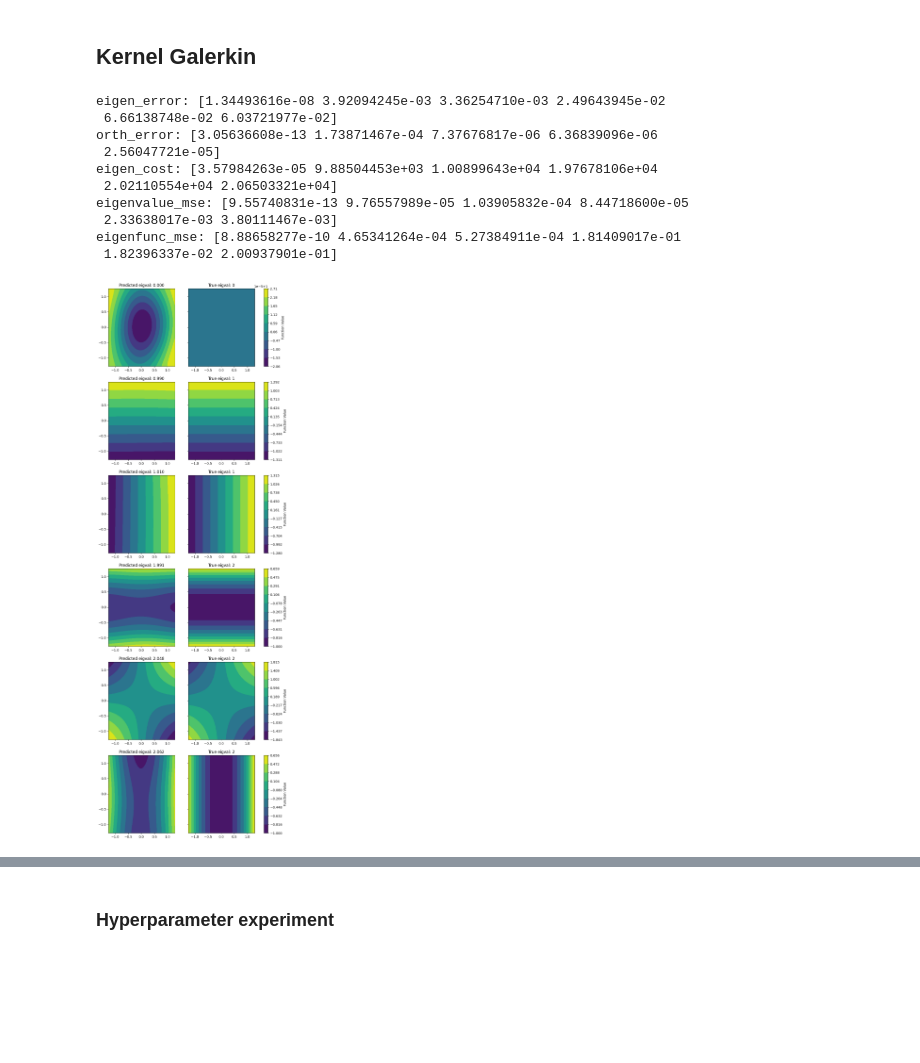
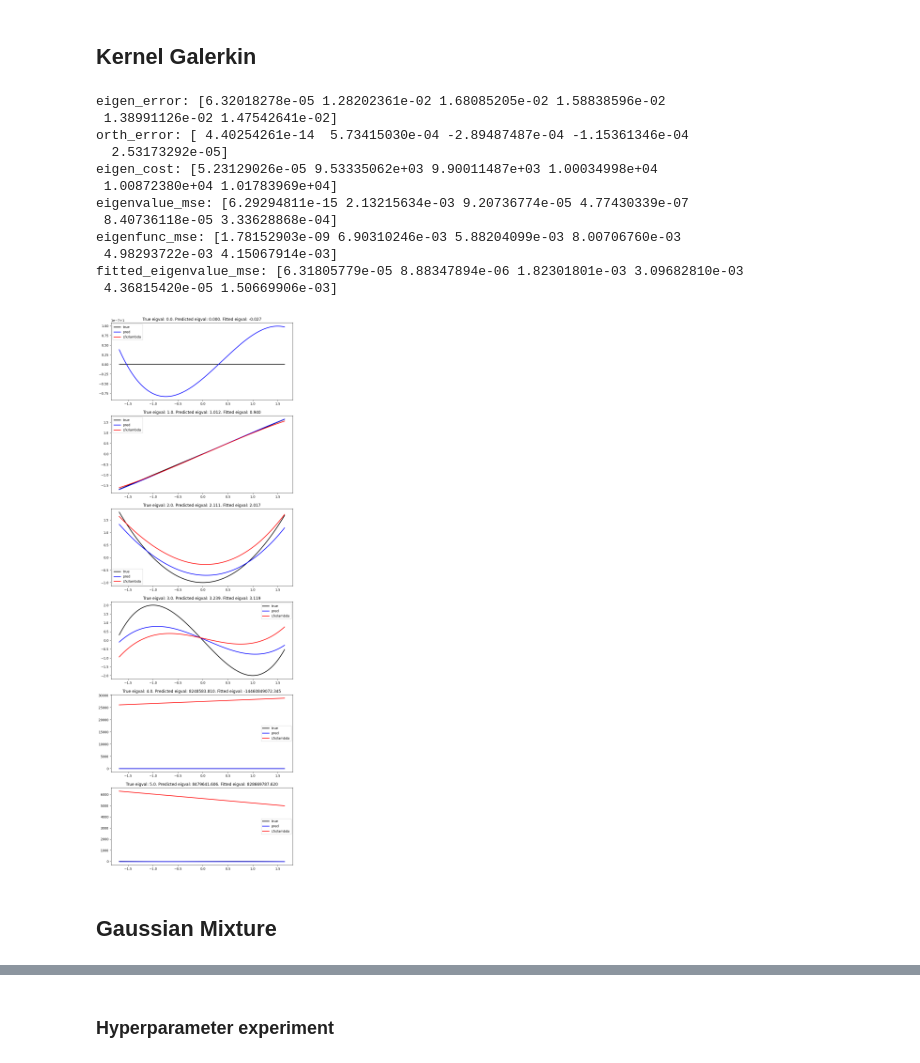
Before and after one commit to lclaeys/eigenfunction-solver, a Jupyter notebook: notebooks/kernel_galerkin.ipynb, the cells around one changed output, grey strips where cells are left out. Cells and saved outputs as stored; diff of their text form; code cells hidden in the pictures; blank space fills up the shorter version.

```diff
--- a/notebooks/kernel_galerkin.ipynb
+++ b/notebooks/kernel_galerkin.ipynb
@@ -21,14 +22,13 @@ from src.eigensolver.galerkin.kernels.gaussian_kernel import GaussianKernel
 from src.eigensolver.galerkin.kernels.polynomial_kernel import PolynomialKernel
 from src.metrics.eigen_evaluator import EigenEvaluator
 # %%
-def kernel_experiment(experiment_params, kernel_class = GaussianKernel):
+def kernel_experiment(experiment_params, energy, kernel_class = GaussianKernel):
     kernel_params = experiment_params['kernel_params']
     solver_params = experiment_params['solver_params']
 
     np.random.seed(42)
     dim = kernel_params['dim']
-    energy = QuadraticEnergy(np.eye(dim))
-    x = energy.exact_sample((50000,))
+    x = energy.exact_sample((200000,))
 
     kernel = kernel_class(kernel_params)
 
@@ -40,9 +40,9 @@ def kernel_experiment(experiment_params, kernel_class = GaussianKernel):
     basis = KernelBasis(kernel, basis_points)
     basis = ConstantBasis(basis)
 
-    solver = GalerkinSolver(energy, 1.0, solver_params)
+    solver = GalerkinSolver(energy, x, solver_params)
 
-    solver = solver.fit(x,basis,k=min(p-1,k),L_reg=L_reg)
+    solver = solver.fit(basis,k=min(p-1,k),L_reg=L_reg)
 
     return x, solver
 # %%
@@ -62,9 +60,10 @@ metrics = ['eigen_error','orth_error','eigen_cost', 'eigenvalue_mse','eigenfunc_
 # %%
+metrics = ['eigen_error','orth_error','eigen_cost', 'eigenvalue_mse','eigenfunc_mse', "fitted_eigenvalue_mse"]
 experiment_params = {
     'kernel_params': {
-        'dim': 2,
+        'dim': 5,
         'p': 100,
-        'scale': 3.0,
+        'scale': 5.0,
         'order': 3
     },
     'solver_params': {
@@ -75,12 +74,13 @@ experiment_params = {
     }
 }
 
-x, solver = kernel_experiment(experiment_params, GaussianKernel)
+energy = QuadraticEnergy(np.eye(experiment_params['kernel_params']['dim']))
+
+x, solver = kernel_experiment(experiment_params, energy, PolynomialKernel)
 
 if solver is None:
     print('Error')
 else:
-    energy = QuadraticEnergy(np.eye(experiment_params['kernel_params']['dim']))
     evaluator = EigenEvaluator(energy)
     x_eval = energy.exact_sample((10000,))
 
@@ -88,17 +88,21 @@ else:
     for metric in metrics:
         print(f'{metric}: {out[metric]}')
 # %% [output]
-eigen_error: [1.34493616e-08 3.92094245e-03 3.36254710e-03 2.49643945e-02
- 6.66138748e-02 6.03721977e-02]
-orth_error: [3.05636608e-13 1.73871467e-04 7.37676817e-06 6.36839096e-06
- 2.56047721e-05]
-eigen_cost: [3.57984263e-05 9.88504453e+03 1.00899643e+04 1.97678106e+04
- 2.02110554e+04 2.06503321e+04]
-eigenvalue_mse: [9.55740831e-13 9.76557989e-05 1.03905832e-04 8.44718600e-05
- 2.33638017e-03 3.80111467e-03]
-eigenfunc_mse: [8.88658277e-10 4.65341264e-04 5.27384911e-04 1.81409017e-01
- 1.82396337e-02 2.00937901e-01]
+eigen_error: [6.32018278e-05 1.28202361e-02 1.68085205e-02 1.58838596e-02
+ 1.38991126e-02 1.47542641e-02]
+orth_error: [ 4.40254261e-14  5.73415030e-04 -2.89487487e-04 -1.15361346e-04
+  2.53173292e-05]
+eigen_cost: [5.23129026e-05 9.53335062e+03 9.90011487e+03 1.00034998e+04
+ 1.00872380e+04 1.01783969e+04]
+eigenvalue_mse: [6.29294811e-15 2.13215634e-03 9.20736774e-05 4.77430339e-07
+ 8.40736118e-05 3.33628868e-04]
+eigenfunc_mse: [1.78152903e-09 6.90310246e-03 5.88204099e-03 8.00706760e-03
+ 4.98293722e-03 4.15067914e-03]
+fitted_eigenvalue_mse: [6.31805779e-05 8.88347894e-06 1.82301801e-03 3.09682810e-03
+ 4.36815420e-05 1.50669906e-03]
 # %%
-_ = evaluator.plot_eigfuncs(solver,x_eval,6)
+_ = evaluator.plot_eigfuncs_exact(solver,x_eval,6)
 # %% [output]
-[figure, old version]
+[figure, new version]
+# %% [markdown]
+## Gaussian Mixture
```
Also changed, not shown: parts of 24 cells of this notebook, 13 other files.
